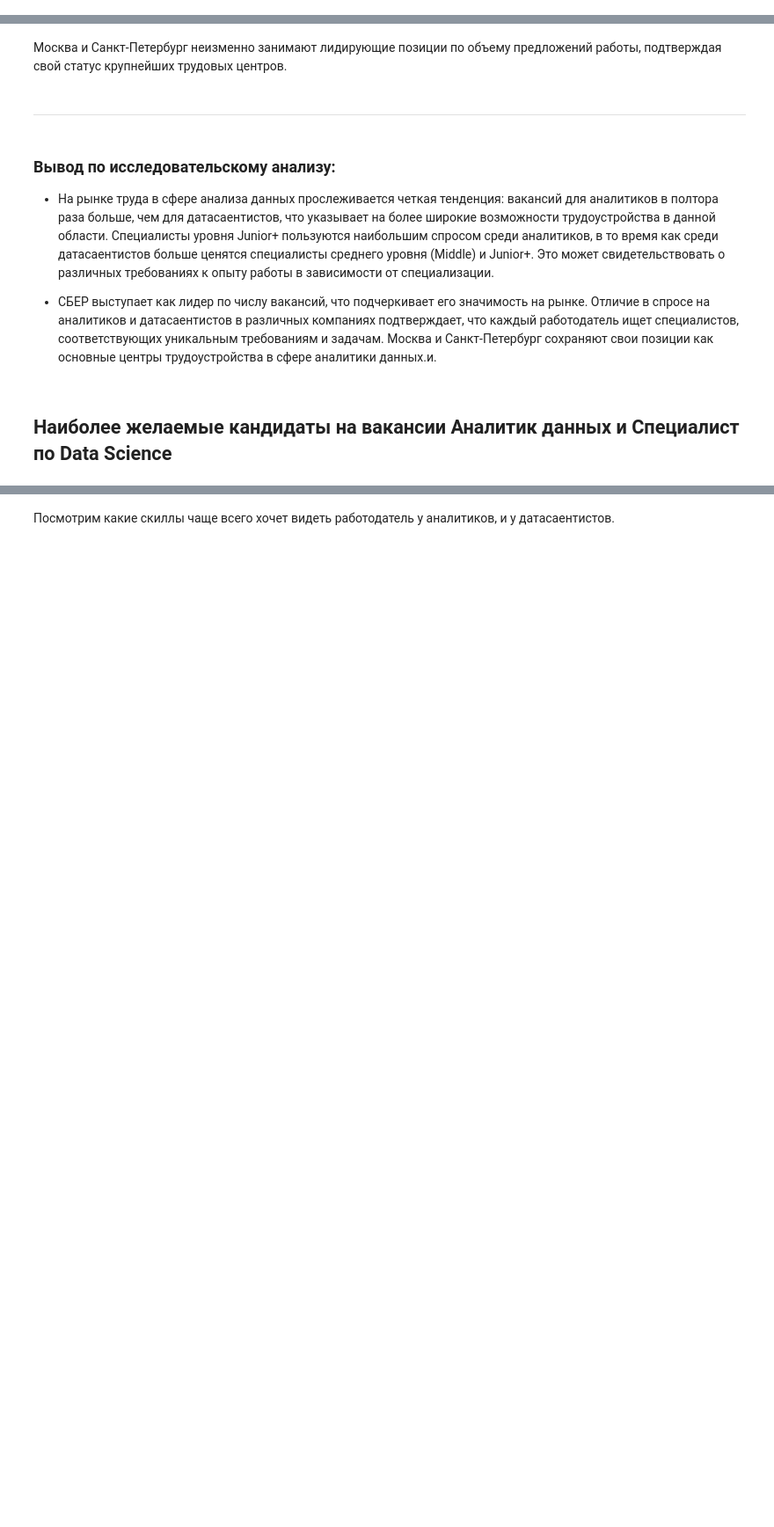
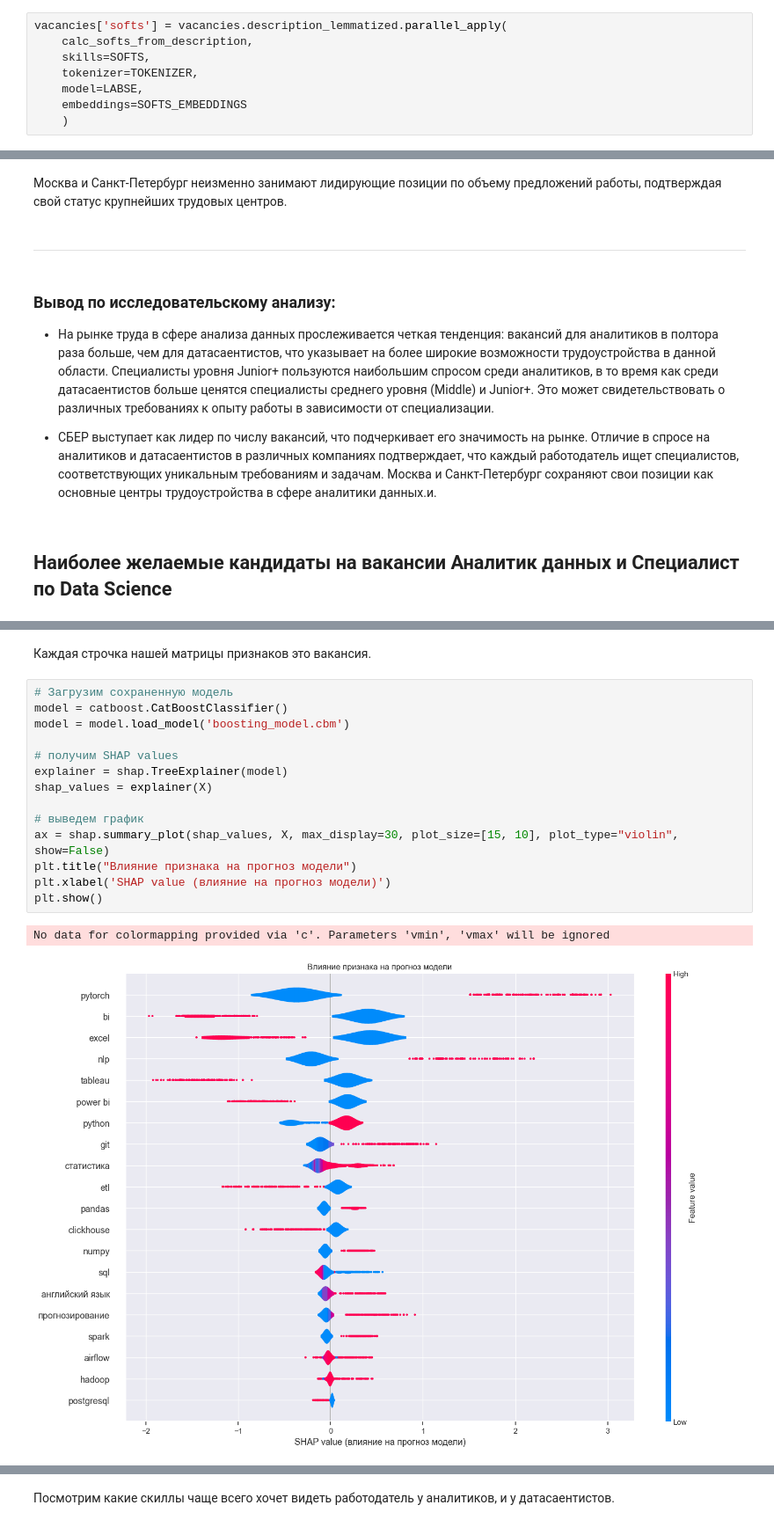
Before and after one commit to KuBaN658/vacancy_analysis, a Jupyter notebook: vacancy_analysis.ipynb, the cells around one changed output, grey strips where cells are left out. Shown at 88% size. Drawn from its saved outputs; the diff is of its cells as text; blank space fills up the shorter version.

```diff
--- a/vacancy_analysis.ipynb
+++ b/vacancy_analysis.ipynb
@@ -687,0 +794,8 @@ vacancies['skills'] = vacancies.apply(calc_skills, axis=1)
+# %%
+vacancies['softs'] = vacancies.description_lemmatized.parallel_apply(
+    calc_softs_from_description,
+    skills=SOFTS,
+    tokenizer=TOKENIZER,
+    model=LABSE,
+    embeddings=SOFTS_EMBEDDINGS
+    )
@@ -1092,0 +1263,19 @@ plot_top_popular_values(
+# %% [markdown]
+Каждая строчка нашей матрицы признаков это вакансия.
+# %%
+# Загрузим сохраненную модель
+model = catboost.CatBoostClassifier()
+model = model.load_model('boosting_model.cbm')
+
+# получим SHAP values
+explainer = shap.TreeExplainer(model)
+shap_values = explainer(X)
+
+# выведем график
+ax = shap.summary_plot(shap_values, X, max_display=30, plot_size=[15, 10], plot_type="violin", show=False)
+plt.title("Влияние признака на прогноз модели")
+plt.xlabel('SHAP value (влияние на прогноз модели)')
+plt.show()
+# %% [output]
+No data for colormapping provided via 'c'. Parameters 'vmin', 'vmax' will be ignored
+[figure, added]
```
Also changed, not shown: parts of 20 cells of this notebook, 3 other files.
